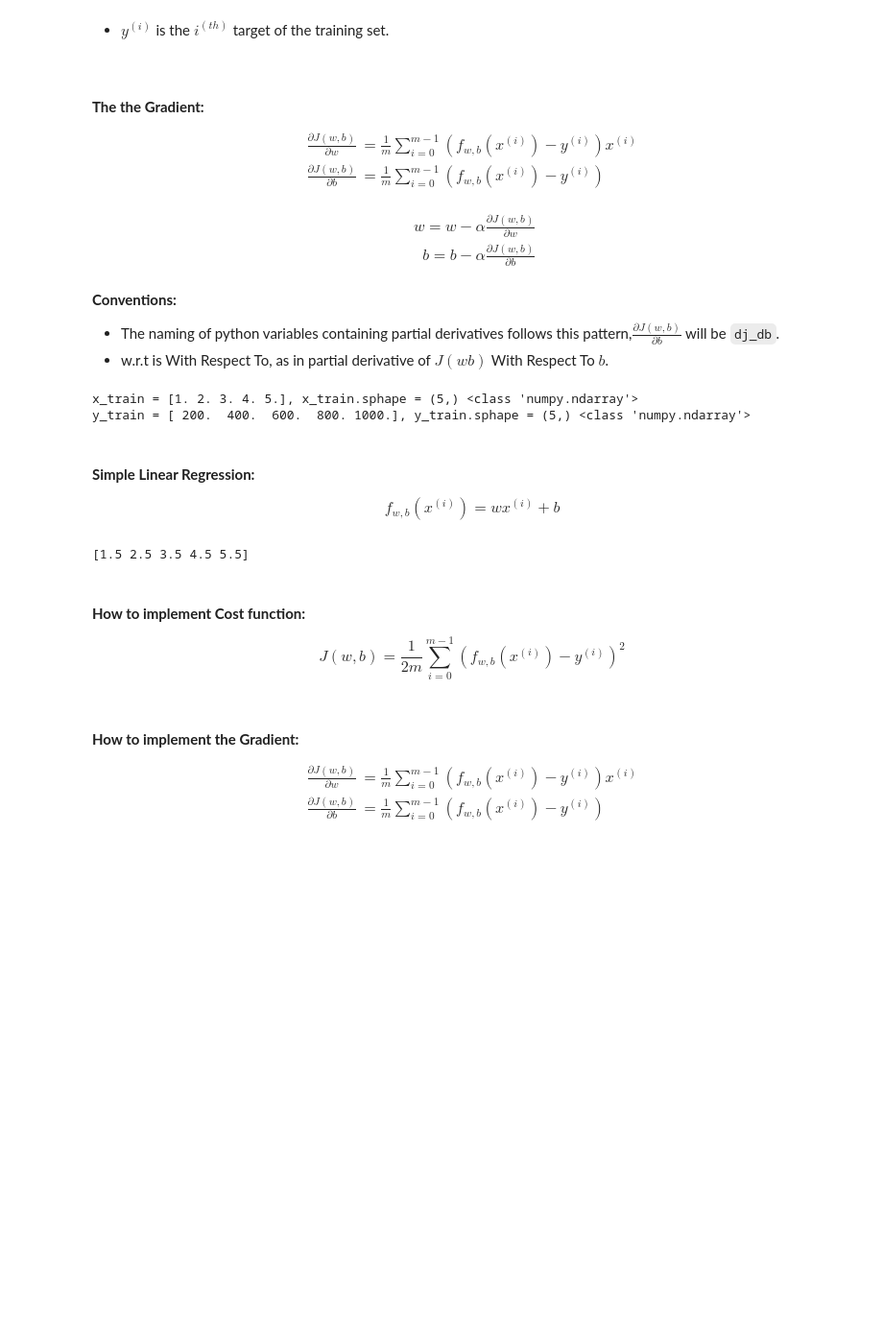
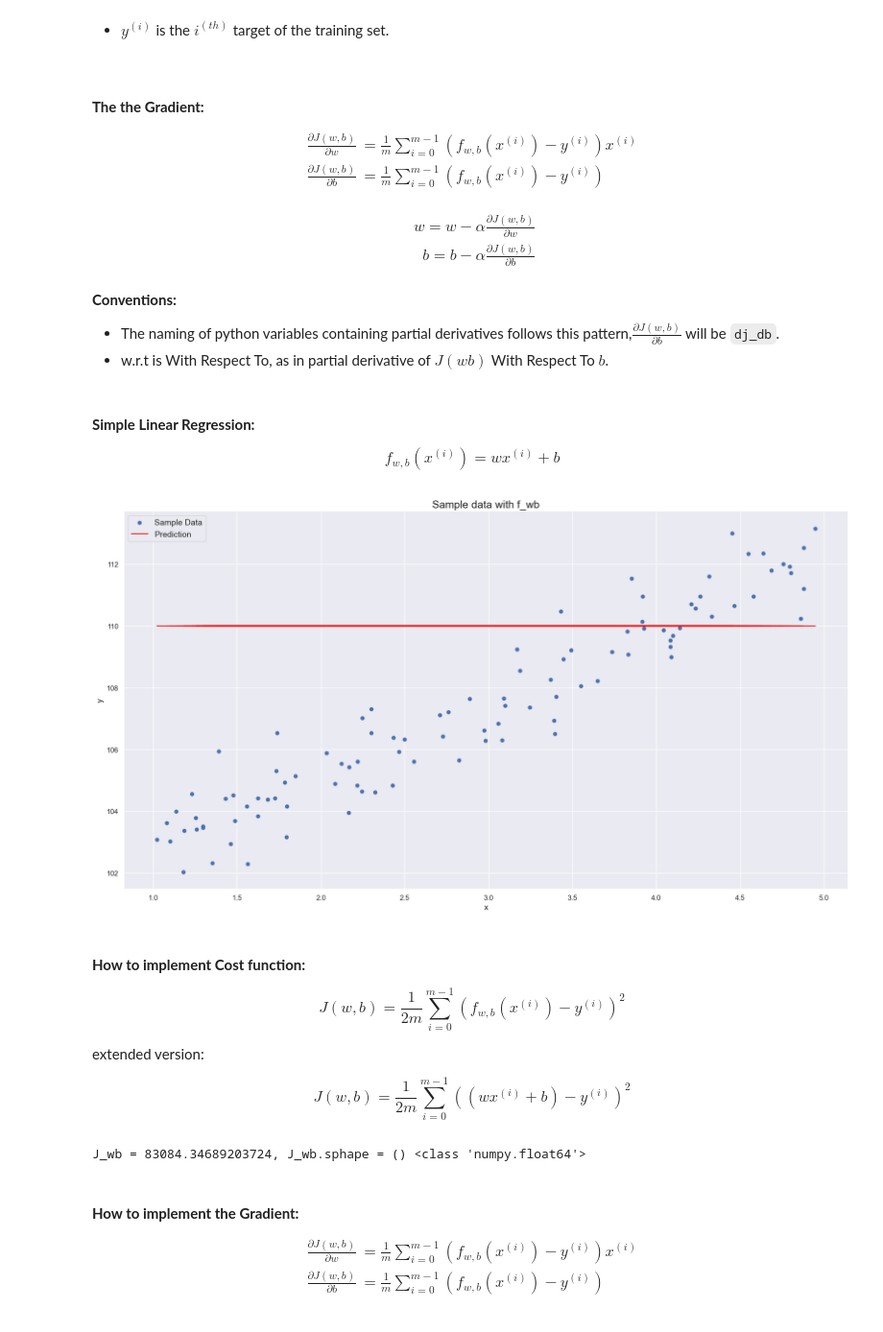
Before and after one commit to leandrofahur/artificial-inteligence-portifolio, a Jupyter notebook: machine-learning/supervised-learning/simple-linear-regression.ipynb, the cells around one changed output. Shown: that part at 96% size. Drawn from its saved outputs; the diff is of its cells as text; code cells hidden in the pictures; blank space fills up the shorter version.

```diff
--- a/machine-learning/supervised-learning/simple-linear-regression.ipynb
+++ b/machine-learning/supervised-learning/simple-linear-regression.ipynb
@@ -61,22 +60,22 @@ sns.set()
 #  guarantee repeatability:
 np.random.seed(42)
 
-x_train = np.array([1.0, 2.0, 3.0, 4.0, 5.0])
-y_train = np.array([200.0, 400.0, 600.0, 800.0, 1000.0])
+x_train = np.random.uniform(1, 5, 100)
+y_train = 2.5 * x_train + 100
 
-print(f"x_train = {x_train}, x_train.sphape = {x_train.shape} {type(x_train)}")
-print(f"y_train = {y_train}, y_train.sphape = {y_train.shape} {type(y_train)}")
+noise = np.random.normal(loc=0.0, scale=1, size=y_train.shape)
+y_train = y_train + noise
+
+# print(f"x_train = {x_train}, x_train.sphape = {x_train.shape} {type(x_train)}")
+# print(f"y_train = {y_train}, y_train.sphape = {y_train.shape} {type(y_train)}")
-# %% [output]
-x_train = [1. 2. 3. 4. 5.], x_train.sphape = (5,) <class 'numpy.ndarray'>
-y_train = [ 200.  400.  600.  800. 1000.], y_train.sphape = (5,) <class 'numpy.ndarray'>
 # %% [markdown]
 #### **Simple Linear Regression:**
 $$f_{w,b}(x^{(i)}) = wx^{(i)} + b \tag{1}$$
 # %%
 # implementation
-def compute_model(x,w,b):
+def model(x,w,b):
     """
-    Description: This function inplements the linear model used for Linear Regression
+    Description: This function implements the linear model used for Linear Regression
     -----------
     Params:
     ------
@@ -94,15 +93,36 @@ def compute_model(x,w,b):
         f_wb[i] = w * x[i] + b
 
     return f_wb
+# %%
+f_wb = model(x_train, w=0, b=110)
 # %%
 # scatter and other plots:
-fig, axs = plt.subplots(2, 1, figsize=(12, 18), sharey=True)
-axs[0].setTitle('Sample Data')
+fig, ax = plt.subplots(1, 1, figsize=(18, 10))
+
+title_fontsize = 18
+label_fontsize = 14
+tick_fontsize = 12
+legend_fontsize = 14
+
+ax.set_title('Sample data with f_wb', fontsize=title_fontsize)
+ax.set_xlabel('x', fontsize=label_fontsize)
+ax.set_ylabel('y', fontsize=label_fontsize)
+ax.tick_params(axis='both', which='major', labelsize=tick_fontsize)
+ax.scatter(x_train, y_train, label='Sample Data')
+ax.plot(x_train, f_wb, label='Prediction', color="red")
+ax.legend(fontsize=legend_fontsize)
+
+plt.tight_layout()
+plt.show()
 # %% [output]
-[1.5 2.5 3.5 4.5 5.5]
+[figure, added]
 # %% [markdown]
 #### **How to implement Cost function:**
 
 $$J(w,b) = \frac{1}{2m} \sum_{i=0}^{m-1}(f_{w,b}(x^{(i)}) - y^{(i)})^2 \tag{2}$$
+
+extended version:
+
+$$J(w,b) = \frac{1}{2m} \sum_{i=0}^{m-1}((wx^{(i)} + b) - y^{(i)})^2$$
 # %%
 # implementation
@@ -109,3 +151,9 @@ $$J(w,b) = \frac{1}{2m} \sum_{i=0}^{m-1}(f_{w,b}(x^{(i)}) - y^{(i)})^2 \tag{2}$$
+# %%
+J_wb = cost(x_train, y_train, w=0, b=110)
+
+print(f"J_wb = {J_wb}, J_wb.sphape = {J_wb.shape} {type(J_wb)}")
+# %% [output]
+J_wb = 83084.34689203724, J_wb.sphape = () <class 'numpy.float64'>
 # %% [markdown]
 #### **How to implement the Gradient:**
 
```
Also changed, not shown: parts of 7 cells of this notebook.
